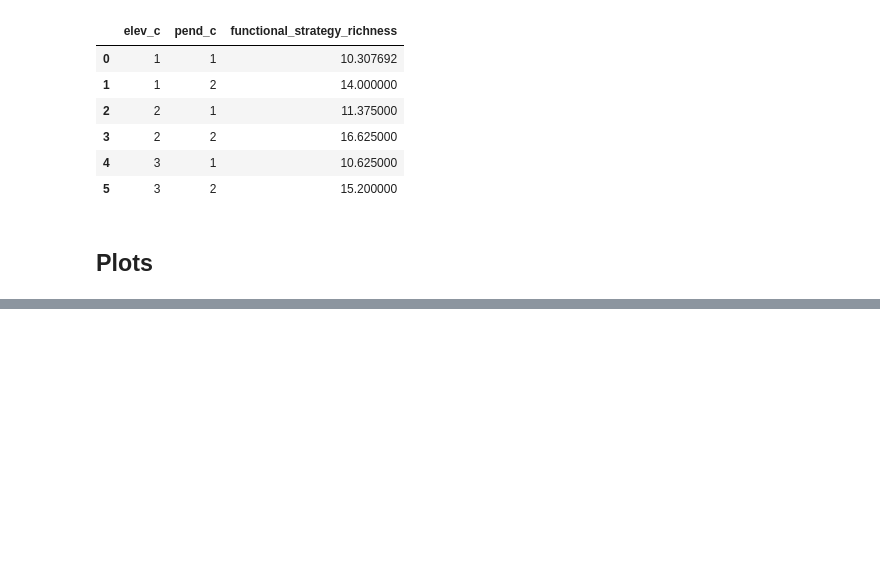
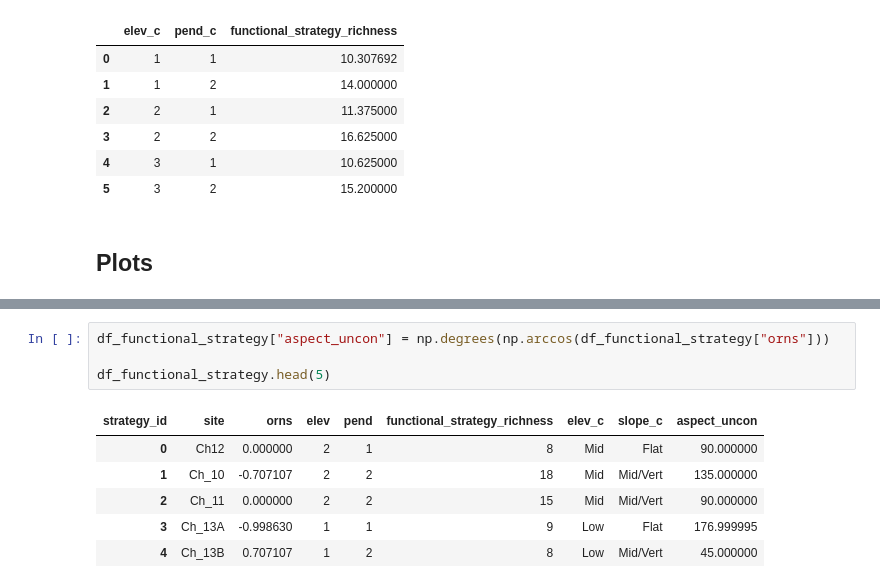
Before and after one commit to rauldd93/Data-science-portofolio, a Jupyter notebook: lichen-functional-traits/functional-counts/functional-filter.ipynb, the cells around one changed output, grey strips where cells are left out. Cells and saved outputs as stored; diff of their text form; blank space fills up the shorter version.

```diff
--- a/lichen-functional-traits/functional-counts/functional-filter.ipynb
+++ b/lichen-functional-traits/functional-counts/functional-filter.ipynb
@@ -541,0 +652,11 @@ plt.show()
+# %%
+df_functional_strategy["aspect_uncon"] = np.degrees(np.arccos(df_functional_strategy["orns"]))
+
+df_functional_strategy.head(5)
+# %% [output]
+| strategy_id | site | orns | elev | pend | functional_strategy_richness | elev_c | slope_c | aspect_uncon |
+| 0 | Ch12 | 0.000000 | 2 | 1 | 8 | Mid | Flat | 90.000000 |
+| 1 | Ch_10 | -0.707107 | 2 | 2 | 18 | Mid | Mid/Vert | 135.000000 |
+| 2 | Ch_11 | 0.000000 | 2 | 2 | 15 | Mid | Mid/Vert | 90.000000 |
+| 3 | Ch_13A | -0.998630 | 1 | 1 | 9 | Low | Flat | 176.999995 |
+| 4 | Ch_13B | 0.707107 | 1 | 2 | 8 | Low | Mid/Vert | 45.000000 |
```
Also changed, not shown: parts of 15 cells of this notebook.
